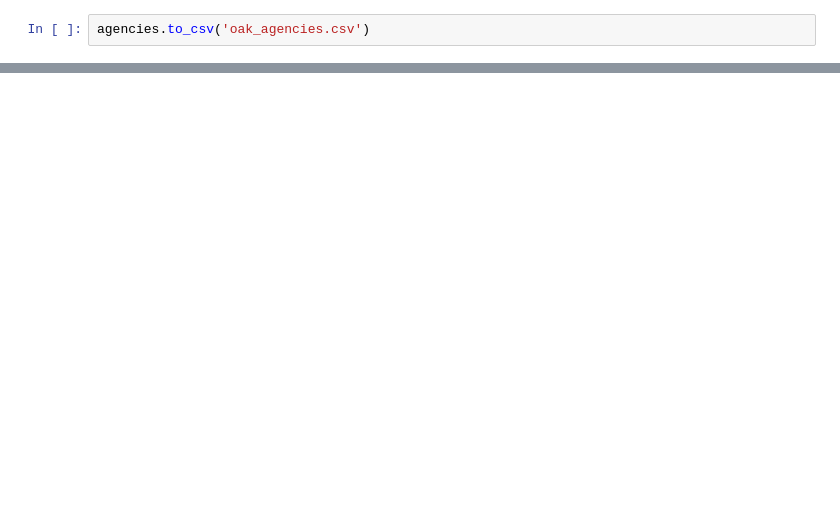
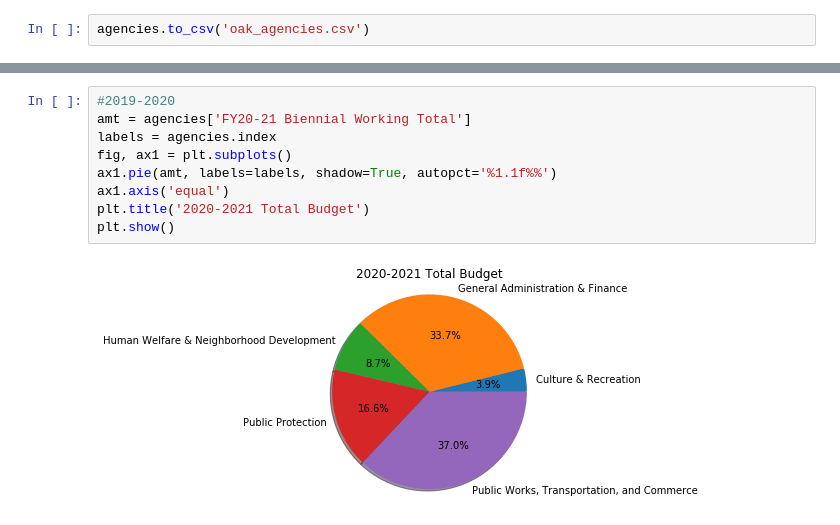
Before and after one commit to sfbrigade/datasci-police-budget, a Jupyter notebook: oaklanddataset/Agencies by Category.ipynb, the cells around one changed output, grey strips where cells are left out. Cells and saved outputs as stored; diff of their text form; blank space fills up the shorter version.

```diff
--- a/oaklanddataset/Agencies by Category.ipynb
+++ b/oaklanddataset/Agencies by Category.ipynb
@@ -144,0 +174,11 @@ agencies.to_csv('oak_agencies.csv')
+# %%
+#2019-2020
+amt = agencies['FY20-21 Biennial Working Total']
+labels = agencies.index
+fig, ax1 = plt.subplots()
+ax1.pie(amt, labels=labels, shadow=True, autopct='%1.1f%%')
+ax1.axis('equal')
+plt.title('2020-2021 Total Budget')
+plt.show()
+# %% [output]
+[figure, added]
```
Also changed, not shown: parts of 3 cells of this notebook.
